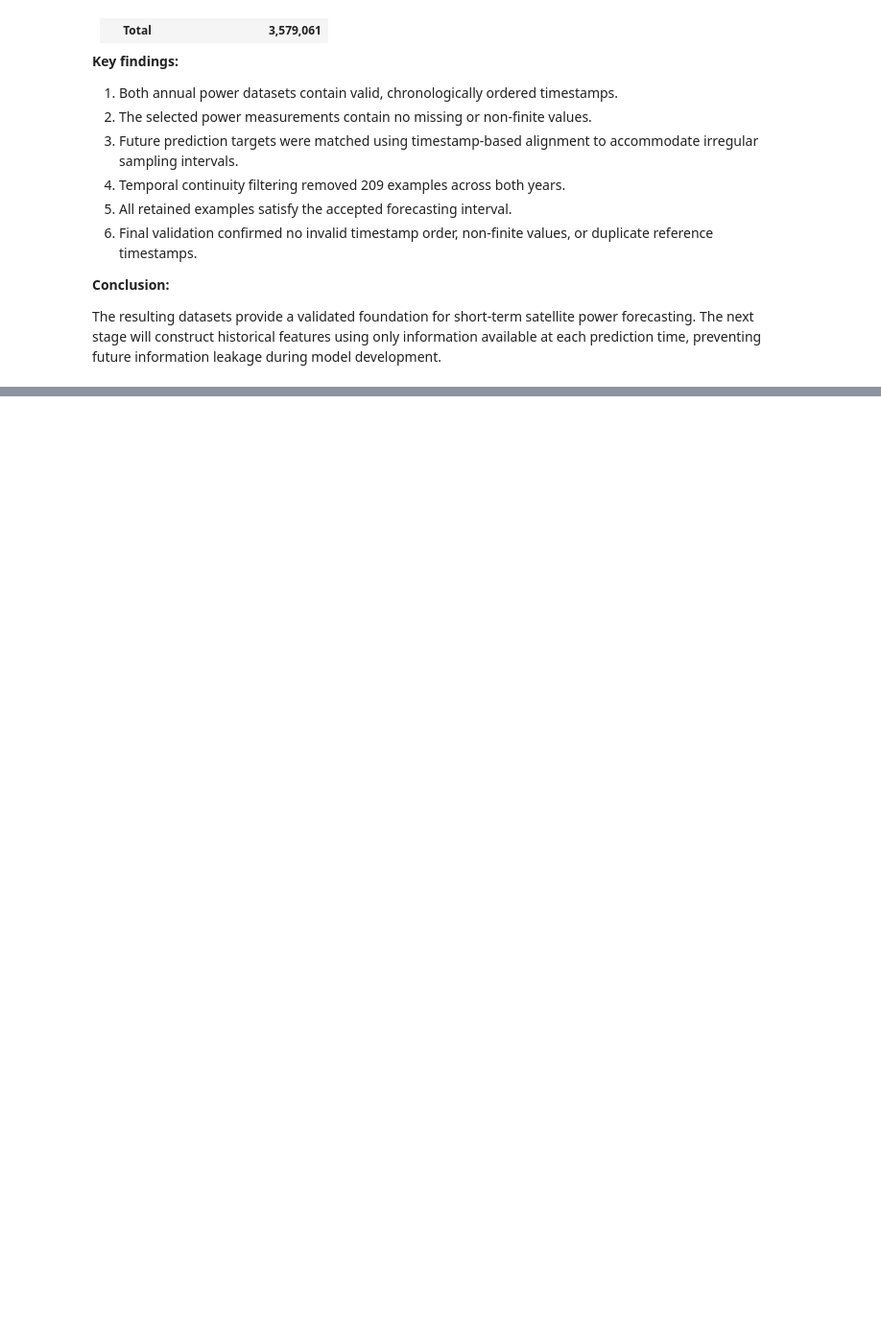
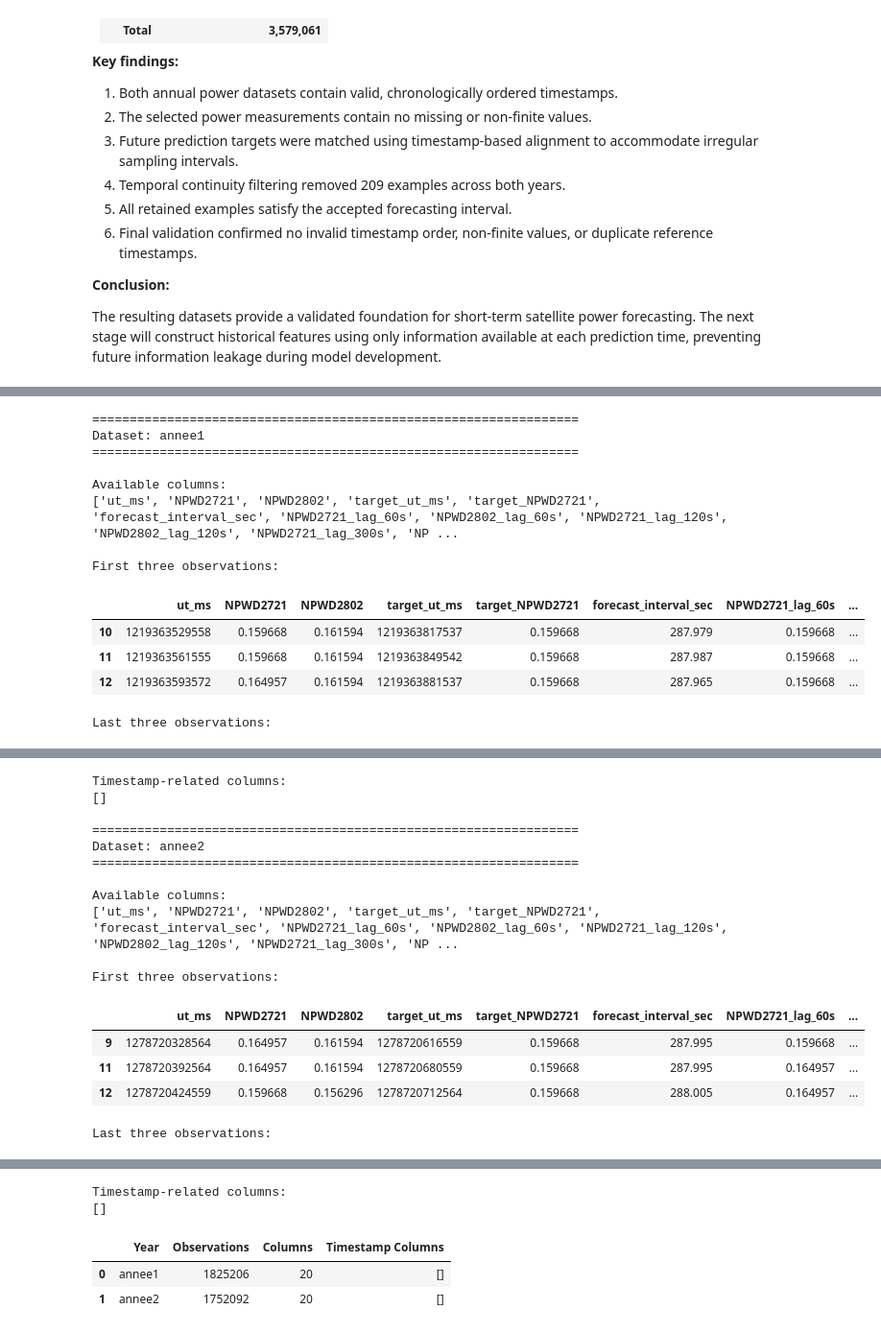
Before and after one commit to damisar/Dream-in-Orbit-an-AI-that-simulates-a-satellite, a Jupyter notebook: 02_Satellite_Data_Preprocessing.ipynb, the cells around one changed output, grey strips where cells are left out. Shown at 96% size. Saved outputs shown, nothing was run; the diff lists cells and outputs as text; code cells hidden in the pictures; blank space fills up the shorter version.

```diff
--- a/02_Satellite_Data_Preprocessing.ipynb
+++ b/02_Satellite_Data_Preprocessing.ipynb
@@ -1527,0 +2151,59 @@ The resulting datasets provide a validated foundation for short-term satellite p
+# %%
+
+# Section 2.6.1 — Inspect forecasting dataset structure
+
+split_preparation_results = []
+
+for year, df in cleaned_feature_data.items():
+
+    print(f"\n{'=' * 65}")
+    print(f"Dataset: {year}")
+    print(f"{'=' * 65}")
+
+    print("\nAvailable columns:")
+    print(df.columns.tolist())
+
+    print("\nFirst three observations:")
+    display(df.head(3))
+
+    print("\nLast three observations:")
+    display(df.tail(3))
+
+    # Identify timestamp-related columns
+    timestamp_columns = [
+        col for col in df.columns
+        if any(
+            keyword in col.lower()
+            for keyword in ["time", "timestamp", "date"]
+        )
+    ]
+
+    print("\nTimestamp-related columns:")
+    print(timestamp_columns)
+
+    split_preparation_results.append({
+        "Year": year,
+        "Observations": len(df),
+        "Columns": len(df.columns),
+        "Timestamp Columns": timestamp_columns
+    })
+
+split_preparation_summary = pd.DataFrame(
+    split_preparation_results
+)
+
+display(split_preparation_summary)
+# %% [output]
+=================================================================
+Dataset: annee1
+=================================================================
+
+Available columns:
+['ut_ms', 'NPWD2721', 'NPWD2802', 'target_ut_ms', 'target_NPWD2721', 'forecast_interval_sec', 'NPWD2721_lag_60s', 'NPWD2802_lag_60s', 'NPWD2721_lag_120s', 'NPWD2802_lag_120s', 'NPWD2721_lag_300s', 'NP ...
+
+First three observations:
+|  | ut_ms | NPWD2721 | NPWD2802 | target_ut_ms | target_NPWD2721 | forecast_interval_sec | NPWD2721_lag_60s | ... |
+| 10 | 1219363529558 | 0.159668 | 0.161594 | 1219363817537 | 0.159668 | 287.979 | 0.159668 | ... |
+| 11 | 1219363561555 | 0.159668 | 0.161594 | 1219363849542 | 0.159668 | 287.987 | 0.159668 | ... |
+| 12 | 1219363593572 | 0.164957 | 0.161594 | 1219363881537 | 0.159668 | 287.965 | 0.159668 | ... |
+Last three observations:
@@ -1527,0 +2214,16 @@ The resulting datasets provide a validated foundation for short-term satellite p
+Timestamp-related columns:
+[]
+
+=================================================================
+Dataset: annee2
+=================================================================
+
+Available columns:
+['ut_ms', 'NPWD2721', 'NPWD2802', 'target_ut_ms', 'target_NPWD2721', 'forecast_interval_sec', 'NPWD2721_lag_60s', 'NPWD2802_lag_60s', 'NPWD2721_lag_120s', 'NPWD2802_lag_120s', 'NPWD2721_lag_300s', 'NP ...
+
+First three observations:
+|  | ut_ms | NPWD2721 | NPWD2802 | target_ut_ms | target_NPWD2721 | forecast_interval_sec | NPWD2721_lag_60s | ... |
+| 9 | 1278720328564 | 0.164957 | 0.161594 | 1278720616559 | 0.159668 | 287.995 | 0.159668 | ... |
+| 11 | 1278720392564 | 0.164957 | 0.161594 | 1278720680559 | 0.159668 | 287.995 | 0.164957 | ... |
+| 12 | 1278720424559 | 0.159668 | 0.156296 | 1278720712564 | 0.159668 | 288.005 | 0.164957 | ... |
+Last three observations:
@@ -1527,0 +2234,5 @@ The resulting datasets provide a validated foundation for short-term satellite p
+Timestamp-related columns:
+[]
+|  | Year | Observations | Columns | Timestamp Columns |
+| 0 | annee1 | 1825206 | 20 | [] |
+| 1 | annee2 | 1752092 | 20 | [] |
```
Also changed, not shown: parts of 34 cells of this notebook, 1 other file.
